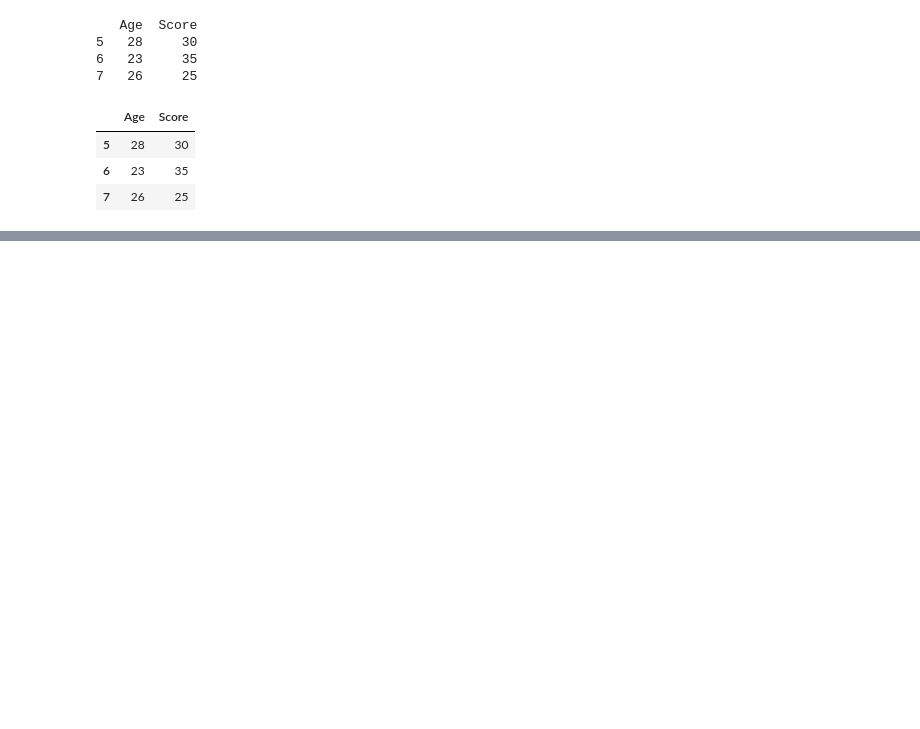
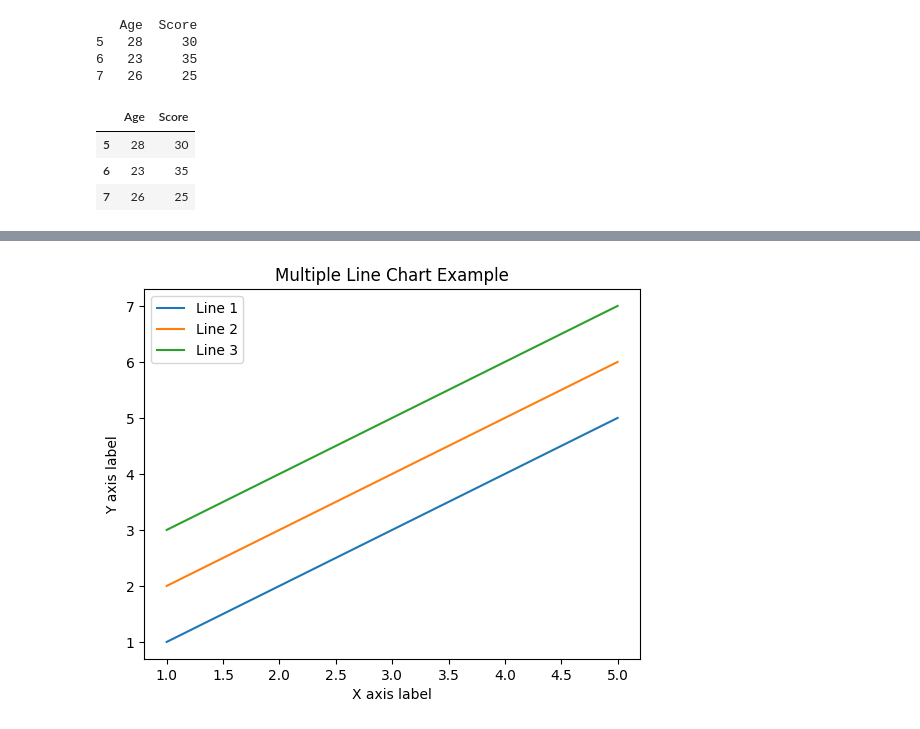
Before and after one commit to oakabc/datascience2568, a Jupyter notebook: Workshop_4_2.ipynb, the cells around one changed output, grey strips where cells are left out. Drawn from its saved outputs; the diff is of its cells as text; code cells hidden in the pictures; blank space fills up the shorter version.

```diff
--- a/Workshop_4_2.ipynb
+++ b/Workshop_4_2.ipynb
@@ -479,0 +587,28 @@ df.loc[5:7,'Age':'Score']
+# %%
+import matplotlib.pyplot as plt
+
+# Sample data for plotting
+x = [1, 2, 3, 4, 5]  # Common X-axis values
+
+y1 = [1, 2, 3, 4, 5]  # Y-axis values for the first line
+y2 = [2, 3, 4, 5, 6]  # Y-axis values for the second line
+y3 = [3, 4, 5, 6, 7]  # Y-axis values for the third line
+# %%
+# Plotting the lines
+
+# Adding title and labels
+plt.title('Multiple Line Chart Example')
+plt.xlabel('X axis label')
+plt.ylabel('Y axis label')
+
+
+plt.plot(x, y1, label='Line 1')  # Plot the first line
+plt.plot(x, y2, label='Line 2')  # Plot the second line
+plt.plot(x, y3, label='Line 3')  # Plot the third line
+
+# Showing legend
+plt.legend()
+# Displaying the plot
+plt.show()
+# %% [output]
+[figure, added]
```
Also changed, not shown: parts of 14 cells of this notebook.
